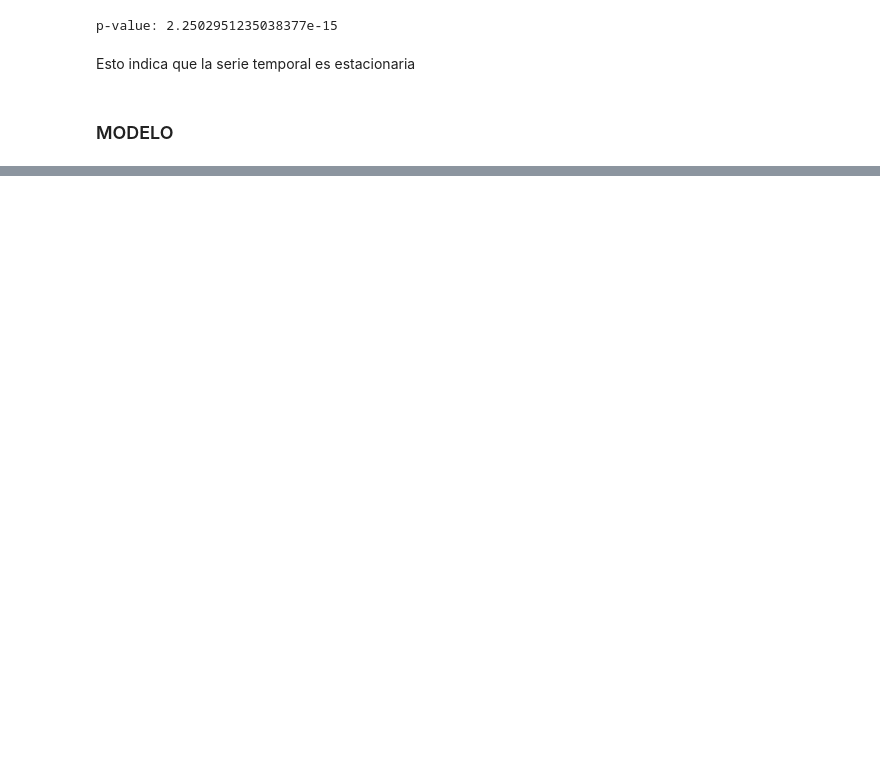
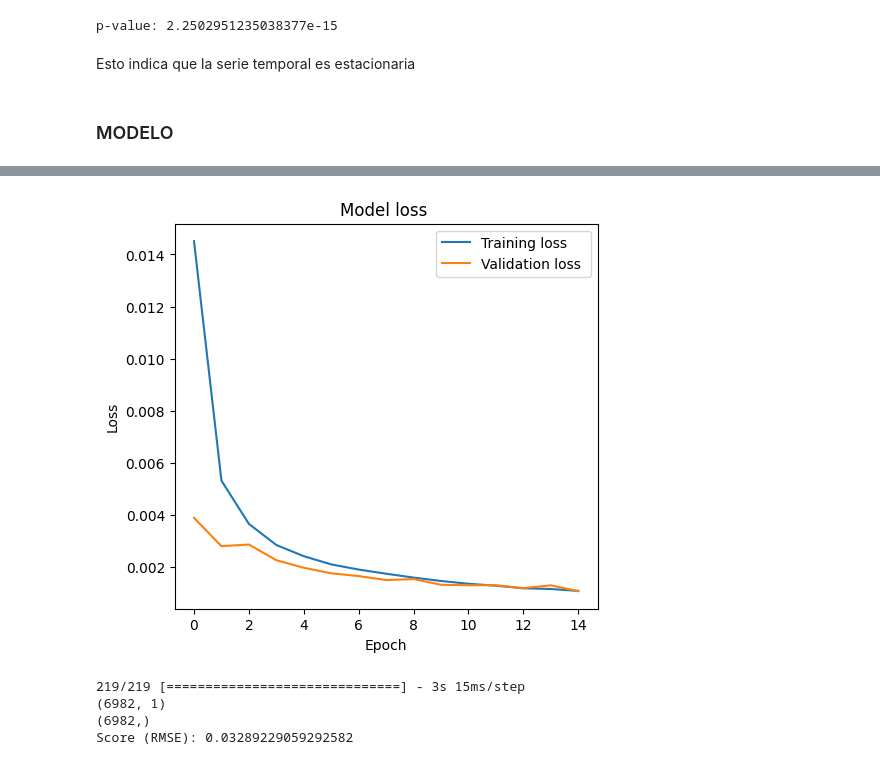
Before and after one commit to ArturoMachuca/IA_2024_01, a Jupyter notebook: PROYECTO_IA_FINAL.ipynb, the cells around one changed output, grey strips where cells are left out. Drawn from its saved outputs; the diff is of its cells as text; code cells hidden in the pictures; blank space fills up the shorter version.

```diff
--- a/PROYECTO_IA_FINAL.ipynb
+++ b/PROYECTO_IA_FINAL.ipynb
@@ -314,0 +333,3 @@ plt.show()
+# %%
+train = scaled_df[test_size:].reshape(-1).tolist()
+test = scaled_df[:test_size].reshape(-1).tolist()
@@ -314,0 +429,28 @@ plt.show()
+# %%
+def build_model(
+    input_shape,
+    head_size,
+    num_heads,
+    lstm_units,
+    ff_dim,
+    num_transformer_blocks,
+    mlp_units,
+    dropout=0,
+    mlp_dropout=0,
+):
+    inputs = keras.Input(shape=input_shape)
+    x = inputs
+    for _ in range(num_transformer_blocks):
+        x = transformer_encoder(x, head_size, num_heads,lstm_units, ff_dim, dropout)
+    print ('shape after transformer block:',x.shape)
+    x = layers.GlobalAveragePooling1D(data_format="channels_first")(x)
+    print ('shape afterGlobalAveragePooling1D:',x.shape)
+
+    for dim in mlp_units:
+        x = layers.Dense(dim, activation="tanh")(x)
+        print ('shape Dense1:',x.shape)
+        x = layers.Dropout(mlp_dropout)(x)
+        print ('shape Dropout:',x.shape)
+    outputs = layers.Dense(1)(x)
+    print ('shape outputs:',outputs.shape)
+    return keras.Model(inputs, outputs)
@@ -314,0 +552,27 @@ plt.show()
+# %%
+train_rmse = callbacks[1].train_rmse
+val_rmse = callbacks[1].val_rmse
+
+plt.figure(figsize=(12, 5))
+plt.subplot(1, 2, 1)
+plt.plot(history.history['loss'], label='Training loss')
+plt.plot(history.history['val_loss'], label='Validation loss ')
+plt.title('Model loss ')
+plt.xlabel('Epoch')
+plt.ylabel('Loss')
+plt.legend()
+plt.show()
+# %% [output]
+[figure, added]
+# %%
+from sklearn import metrics
+pred = model.predict(x_test)
+print(pred.shape)
+print(y_test.shape)
+score = np.sqrt(metrics.mean_squared_error(pred,y_test))
+print("Score (RMSE): {}".format(score))
+# %% [output]
+219/219 [==============================] - 3s 15ms/step
+(6982, 1)
+(6982,)
+Score (RMSE): 0.03289229059292582
```
Also changed, not shown: parts of 17 cells of this notebook.
